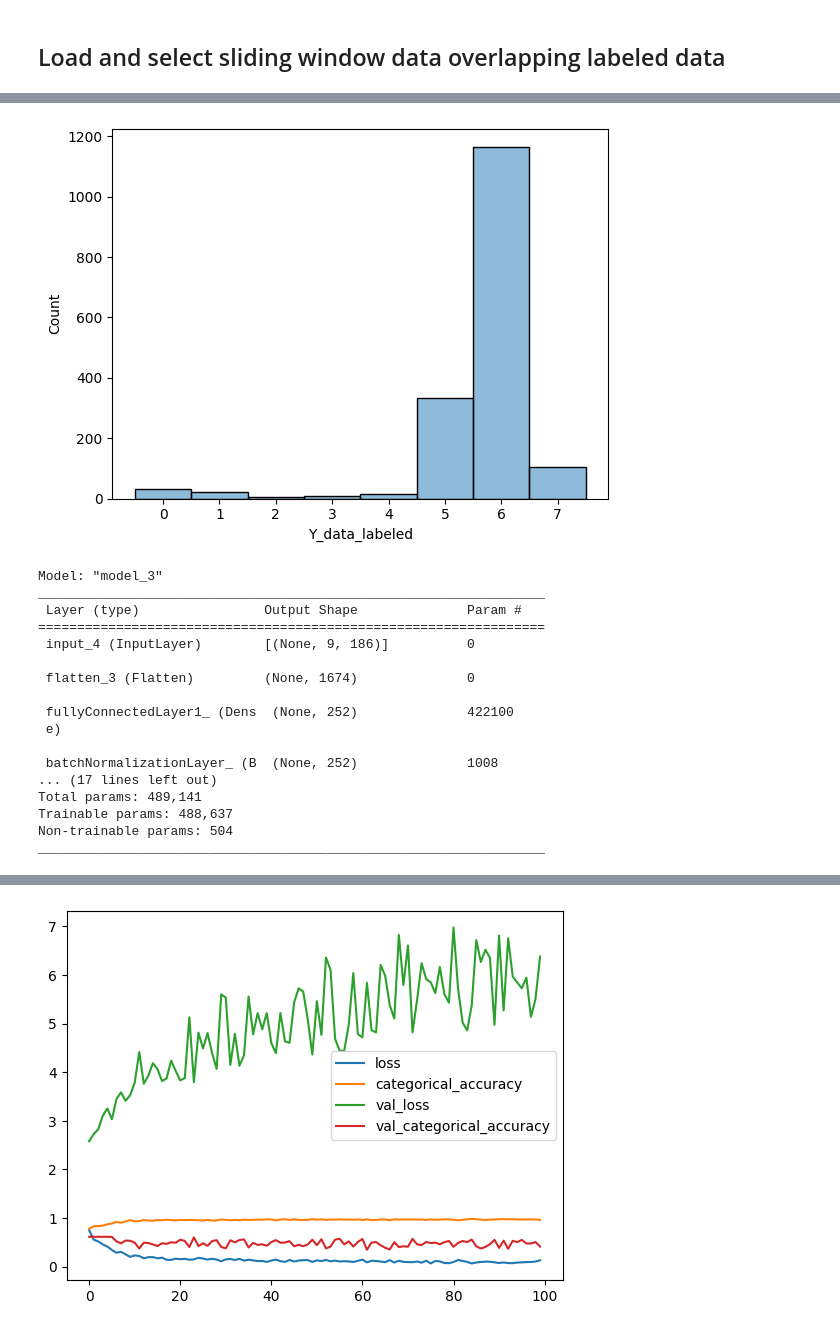
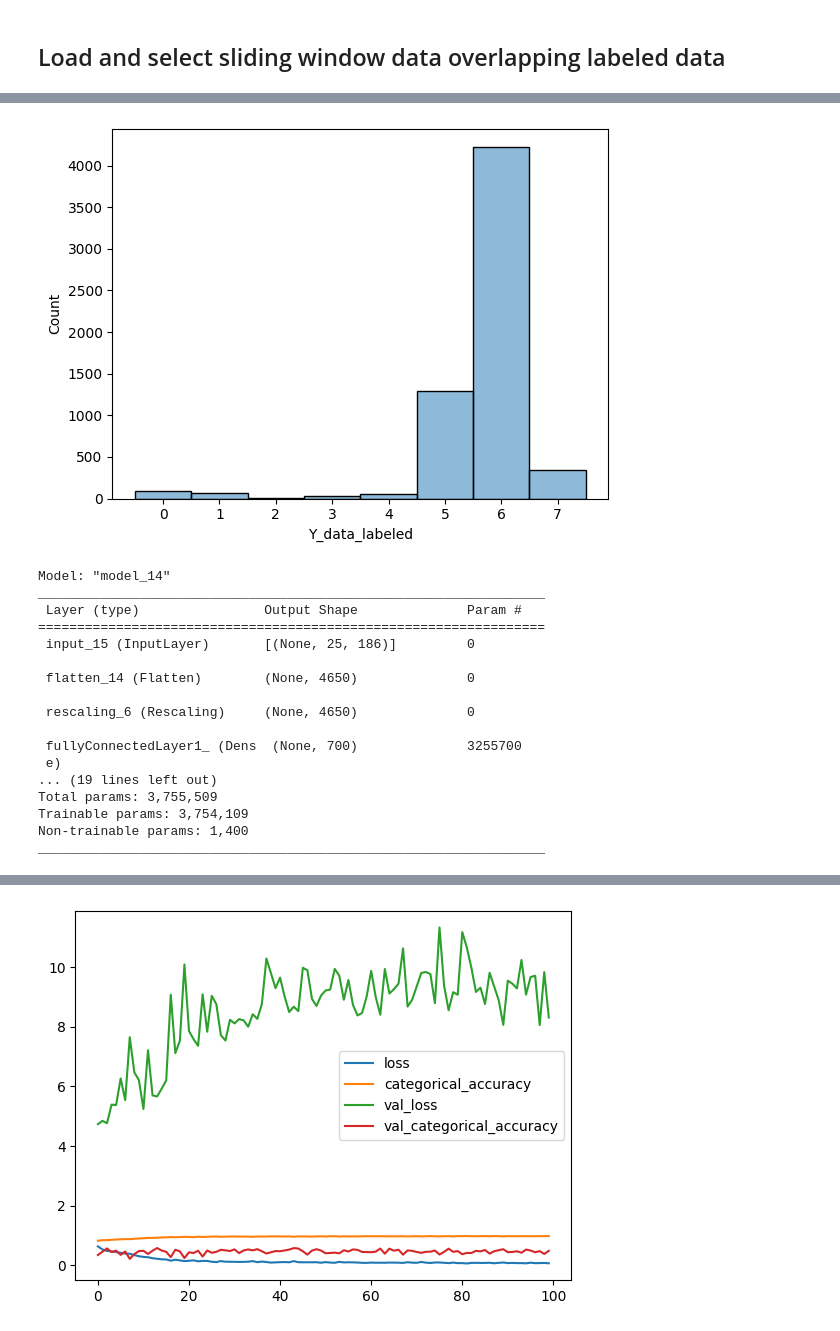
Before and after one commit to IISAS/nvflare-hysped, a Jupyter notebook: volumes/dev/tf/notebooks/data_preprocess_sverepec_24.ipynb, the cells around one changed output, grey strips where cells are left out. Saved outputs shown, nothing was run; the diff lists cells and outputs as text; code cells hidden in the pictures.

Commit message:
multipixel model 5x5

```diff
--- a/volumes/dev/tf/notebooks/data_preprocess_sverepec_24.ipynb
+++ b/volumes/dev/tf/notebooks/data_preprocess_sverepec_24.ipynb
@@ -252,8 +253,9 @@ ratio = dx/dy
 # total_points * dx/dy = x_points^2 -->
 # sqrt(total_points * ratio) = x_points
 
-x_points = np.sqrt(total_points * ratio)
-y_points = int(np.ceil(total_points / x_points))
+k = 4.2
+x_points = np.sqrt(k * total_points * ratio)
+y_points = int(np.ceil(k * total_points / x_points))
 x_points = int(np.ceil(x_points))
 
 print('total_points: %d' % total_points)
@@ -402,7 +404,7 @@ print('X: %s' % str(X.shape))
 print('Y: %s' % str(Y.shape))
 
 # define sliding window shape and window center
-w_shp = (3,3)
+w_shp = (5,5)
 wcx = ((w_shp[0] - 1) // 2)
 wcy = ((w_shp[1] - 1) // 2)
 print('w_shp: %s' % str(w_shp))
@@ -488,4 +490,4 @@ sns.histplot(Y_data_labeled, discrete=True, legend=False)
 plt.xlabel('Y_data_labeled')
 plt.show()
 # %% [output]
-[figure, old version]
+[figure, new version]
@@ -492,9 +508,12 @@ plt.show()
 # %%
-def make_model(input_shape, num_classes=num_classes):
+def make_model(input_shape, num_classes=num_classes, rescale=True):
     featureInputLayer = tf.keras.Input(shape=input_shape)
     num_pixels = input_shape[:1][0]
     flattenLayer1 = tf.keras.layers.Flatten(data_format='channels_last')(featureInputLayer)
-    fullyConnectedLayer1 = tf.keras.layers.Dense(num_pixels*28, name="fullyConnectedLayer1_")(flattenLayer1)
+    rescalingLayer1 = flattenLayer1
+    if rescale:
+        rescalingLayer1 = tf.keras.layers.Rescaling(1.0)(flattenLayer1)
+    fullyConnectedLayer1 = tf.keras.layers.Dense(num_pixels*28, name="fullyConnectedLayer1_")(rescalingLayer1)
     batchNormalizationLayer = tf.keras.layers.BatchNormalization(epsilon=0.000010, name="batchNormalizationLayer_")(fullyConnectedLayer1)
     sigmoidLayer = tf.keras.layers.Activation('sigmoid')(batchNormalizationLayer)
     dropoutLayer = tf.keras.layers.Dropout(0.150000)(sigmoidLayer)
@@ -507,7 +526,7 @@ def make_model(input_shape, num_classes=num_classes):
     model = keras.Model(inputs=[featureInputLayer], outputs=[classificationLayer])
     return model
 # %%
-model = make_model(X_data.shape[1:])
+model = make_model(X_data_labeled.shape[1:])
 model.compile(
     optimizer='adam',
     loss='categorical_crossentropy',
@@ -522,22 +541,22 @@ model.summary()
 #     show_layer_activations=True
 # )
 # %% [output]
-Model: "model_3"
+Model: "model_14"
 _________________________________________________________________
  Layer (type)                Output Shape              Param #
 =================================================================
- input_4 (InputLayer)        [(None, 9, 186)]          0
+ input_15 (InputLayer)       [(None, 25, 186)]         0
 
- flatten_3 (Flatten)         (None, 1674)              0
+ flatten_14 (Flatten)        (None, 4650)              0
 
- fullyConnectedLayer1_ (Dens  (None, 252)              422100
+ rescaling_6 (Rescaling)     (None, 4650)              0
+
+ fullyConnectedLayer1_ (Dens  (None, 700)              3255700
  e)
-
- batchNormalizationLayer_ (B  (None, 252)              1008
-... (17 lines left out)
-Total params: 489,141
-Trainable params: 488,637
-Non-trainable params: 504
+... (19 lines left out)
+Total params: 3,755,509
+Trainable params: 3,754,109
+Non-trainable params: 1,400
 _________________________________________________________________
 # %%
 history = model.fit(
@@ -546,7 +565,7 @@ history = model.fit(
     epochs=100,
     validation_split=0.6,
     shuffle=True,
-    batch_size=8
+    batch_size=4
 )
 
 for k in history.history.keys():
@@ -574,4 +593,4 @@ Epoch 100/100
-[figure, old version]
+[figure, new version]
 # %%
 Y_true_labeled = label_encoder.inverse_transform(Y_data_labeled[:,0].astype(int))
 Y_pred_labeled = predict_model(model, X_data_labeled, Y_data_labeled_1hot, label_encoder=label_encoder)
```
Also changed, not shown: parts of 12 cells of this notebook.
